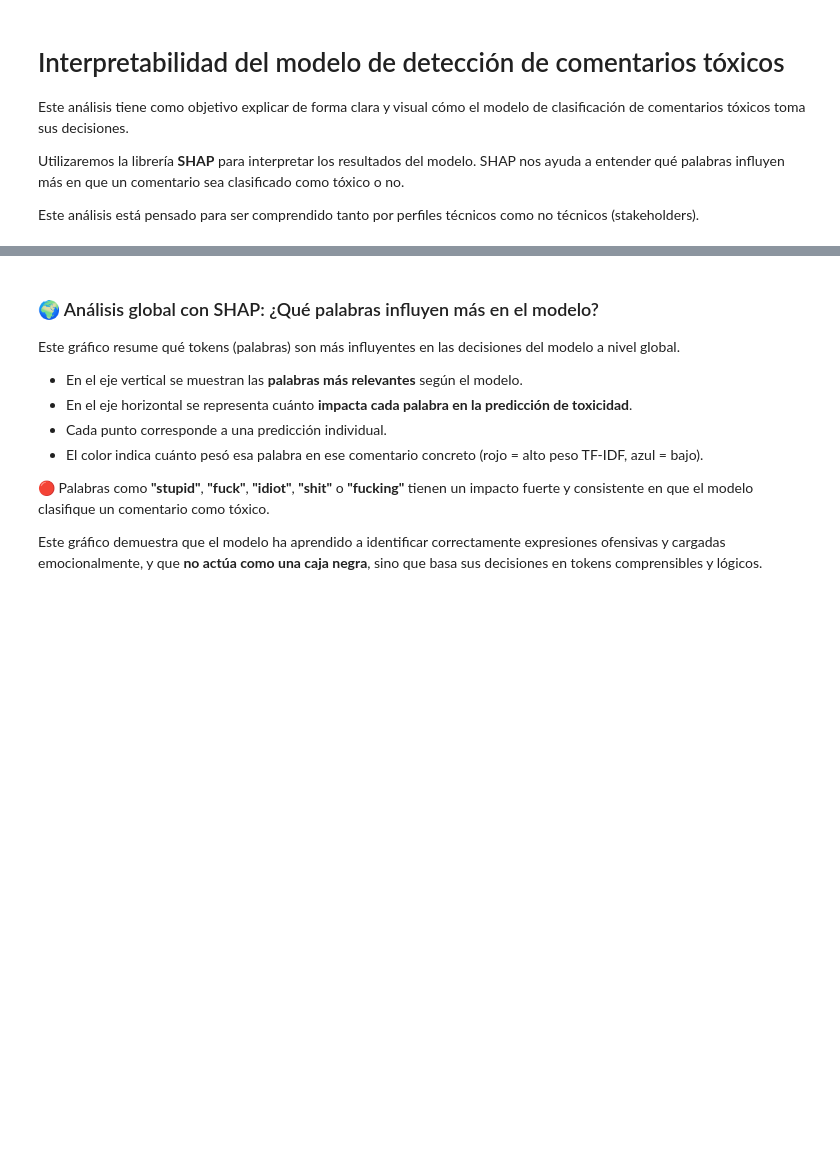
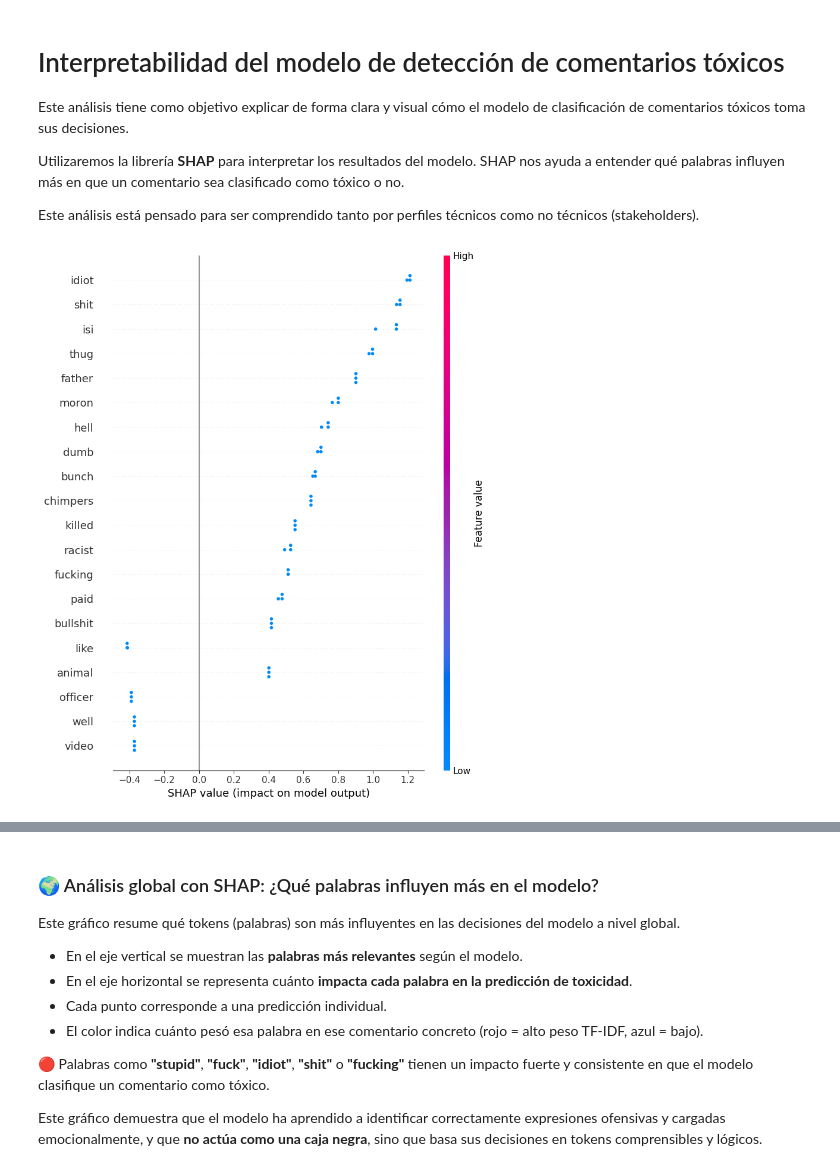
Before and after one commit to Bootcamp-IA-P4/PX-G1, a Jupyter notebook: models/shap_explainer.ipynb, the cells around one changed output, grey strips where cells are left out. Saved outputs shown, nothing was run; the diff lists cells and outputs as text; code cells hidden in the pictures; blank space fills up the shorter version.

Commit message:
fix code in shap_explaine

```diff
--- a/models/shap_explainer.ipynb
+++ b/models/shap_explainer.ipynb
@@ -6,6 +6,33 @@ Este análisis tiene como objetivo explicar de forma clara y visual cómo el mod
 Utilizaremos la librería **SHAP** para interpretar los resultados del modelo. SHAP nos ayuda a entender qué palabras influyen más en que un comentario sea clasificado como tóxico o no.
 
 Este análisis está pensado para ser comprendido tanto por perfiles técnicos como no técnicos (stakeholders).
+# %%
+import joblib
+import shap
+import numpy as np
+
+# Cargamos modelo y vectorizador
+model = joblib.load("../final_model/modelo_toxicidad_xgboost_final.pkl")
+vectorizer = joblib.load("../final_model/vectorizer_toxicidad_final.pkl")
+
+# Comentarios de ejemplo
+comments = [
+    "You're disgusting and stupid.",          # tóxico
+    "Thank you for this amazing explanation.", # no tóxico
+    "I don't think this was helpful at all."   # ambiguo
+]
+
+# Vectorizamos comentarios
+X = vectorizer.transform(comments)
+
+# Obtenemos los nombres reales de las features (tokens del vocabulario)
+feature_names = vectorizer.get_feature_names_out(); # Usamos TreeExplainer porque el modelo es un XGBoost basado en árboles
+# Convertimos la matriz TF-IDF a densa con .toarray(), que es lo que necesita SHAP
+explainer = shap.TreeExplainer(model)
+shap_values = explainer(X.toarray())  # X fue definido previamente como vectorizado de ejemplos; # Mostramos los tokens más influyentes a nivel global (positivo y negativo)
+shap.summary_plot(shap_values, X.toarray(), feature_names=feature_names)
+# %% [output]
+[figure, added]
 # %%
 import joblib
 import shap
```
Also changed, not shown: parts of 4 cells of this notebook.
